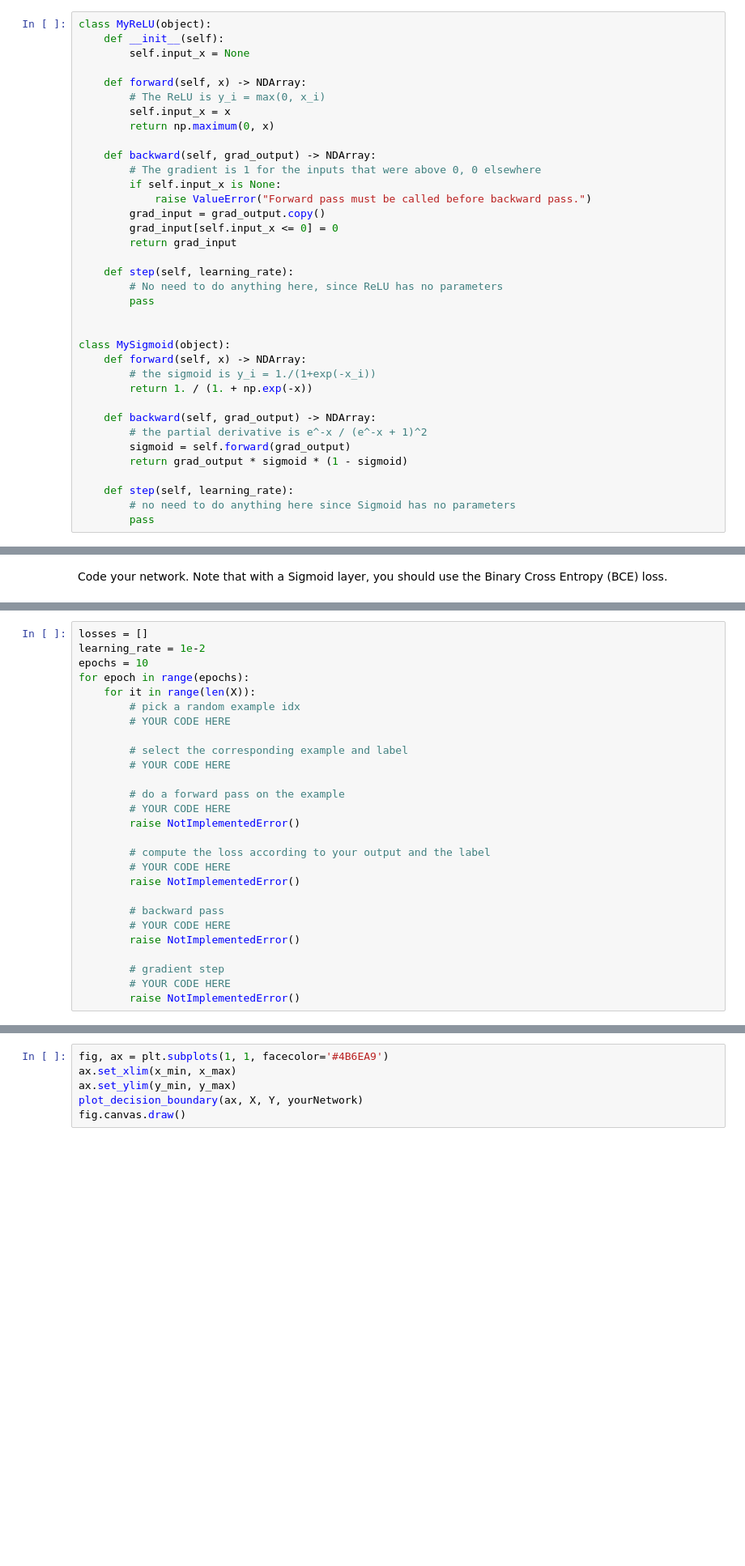
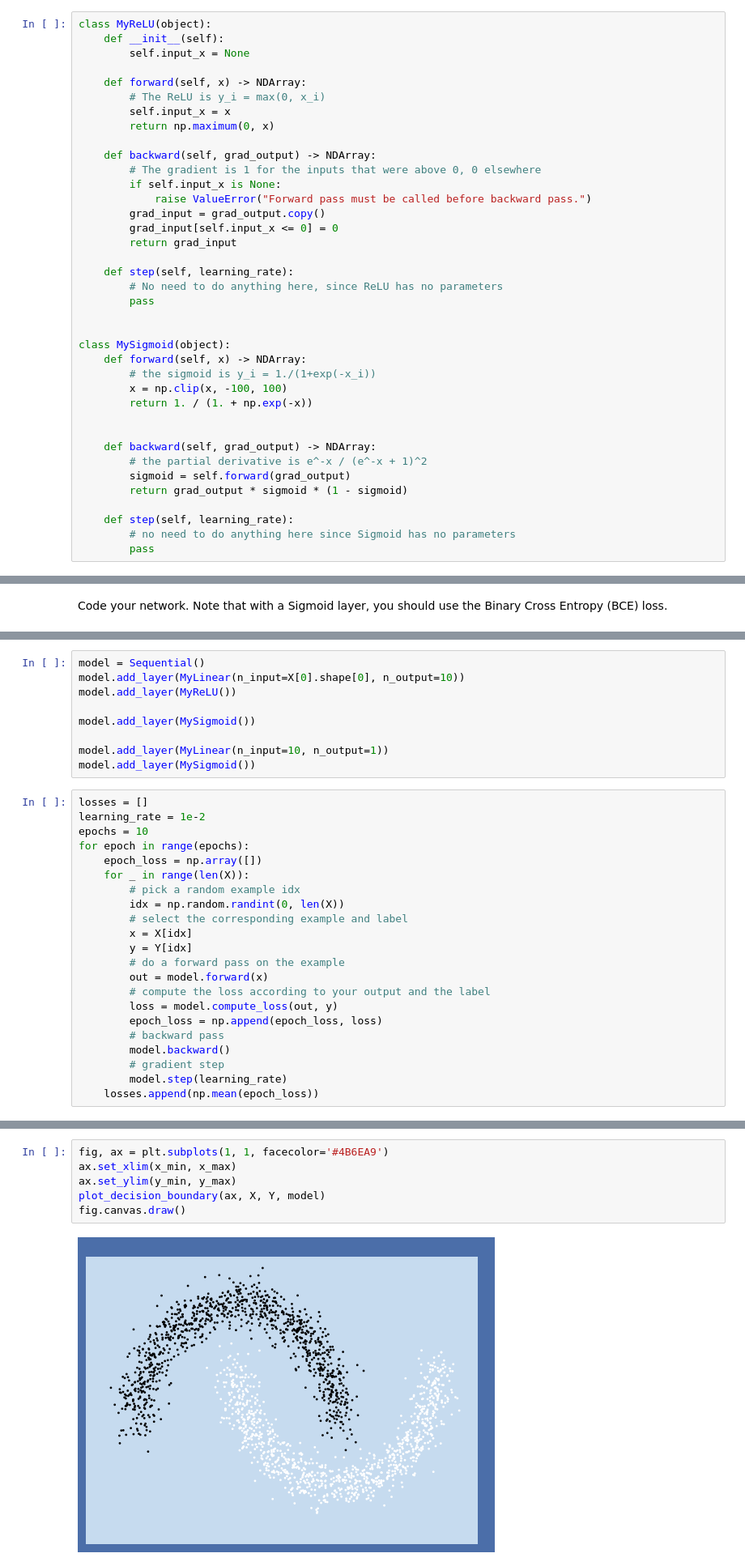
Before and after one commit to Shahriar-0/Artificial-Intelligence-Course-Projects-S2023, a Jupyter notebook: 6 - Neural Networks/AI_CA6.ipynb, the cells around one changed output, grey strips where cells are left out. Shown at 81% size. Cells and saved outputs as stored; diff of their text form; blank space fills up the shorter version.

```diff
--- a/6 - Neural Networks/AI_CA6.ipynb
+++ b/6 - Neural Networks/AI_CA6.ipynb
@@ -143,7 +220,9 @@ class MyReLU(object):
 class MySigmoid(object):
     def forward(self, x) -> NDArray:
         # the sigmoid is y_i = 1./(1+exp(-x_i))
+        x = np.clip(x, -100, 100)
         return 1. / (1. + np.exp(-x))
+
 
     def backward(self, grad_output) -> NDArray:
         # the partial derivative is e^-x / (e^-x + 1)^2
@@ -253,30 +353,34 @@ raise NotImplementedError()
+# %%
+model = Sequential()
+model.add_layer(MyLinear(n_input=X[0].shape[0], n_output=10))
+model.add_layer(MyReLU())
+
+model.add_layer(MySigmoid())
+
+model.add_layer(MyLinear(n_input=10, n_output=1))
+model.add_layer(MySigmoid())
 # %%
 losses = []
 learning_rate = 1e-2
 epochs = 10
 for epoch in range(epochs):
-    for it in range(len(X)):
+    epoch_loss = np.array([])
+    for _ in range(len(X)):
         # pick a random example idx
-        # YOUR CODE HERE
-
+        idx = np.random.randint(0, len(X))
         # select the corresponding example and label
-        # YOUR CODE HERE
-
+        x = X[idx]
+        y = Y[idx]
         # do a forward pass on the example
-        # YOUR CODE HERE
-        raise NotImplementedError()
-
+        out = model.forward(x)
         # compute the loss according to your output and the label
-        # YOUR CODE HERE
-        raise NotImplementedError()
-
+        loss = model.compute_loss(out, y)
+        epoch_loss = np.append(epoch_loss, loss)
         # backward pass
-        # YOUR CODE HERE
-        raise NotImplementedError()
-
+        model.backward()
         # gradient step
-        # YOUR CODE HERE
-        raise NotImplementedError()
+        model.step(learning_rate)
+    losses.append(np.mean(epoch_loss))
 # %%
 %matplotlib inline
 plt.plot(losses)
@@ -284,9 +390,11 @@ plt.show()
 # %%
 fig, ax = plt.subplots(1, 1, facecolor='#4B6EA9')
 ax.set_xlim(x_min, x_max)
 ax.set_ylim(y_min, y_max)
-plot_decision_boundary(ax, X, Y, yourNetwork)
+plot_decision_boundary(ax, X, Y, model)
 fig.canvas.draw()
+# %% [output]
+[figure, added]
 # %% [markdown]
 ## 3. Using a Pytorch module
 
```
Also changed, not shown: parts of 14 cells of this notebook, 1 other file.
